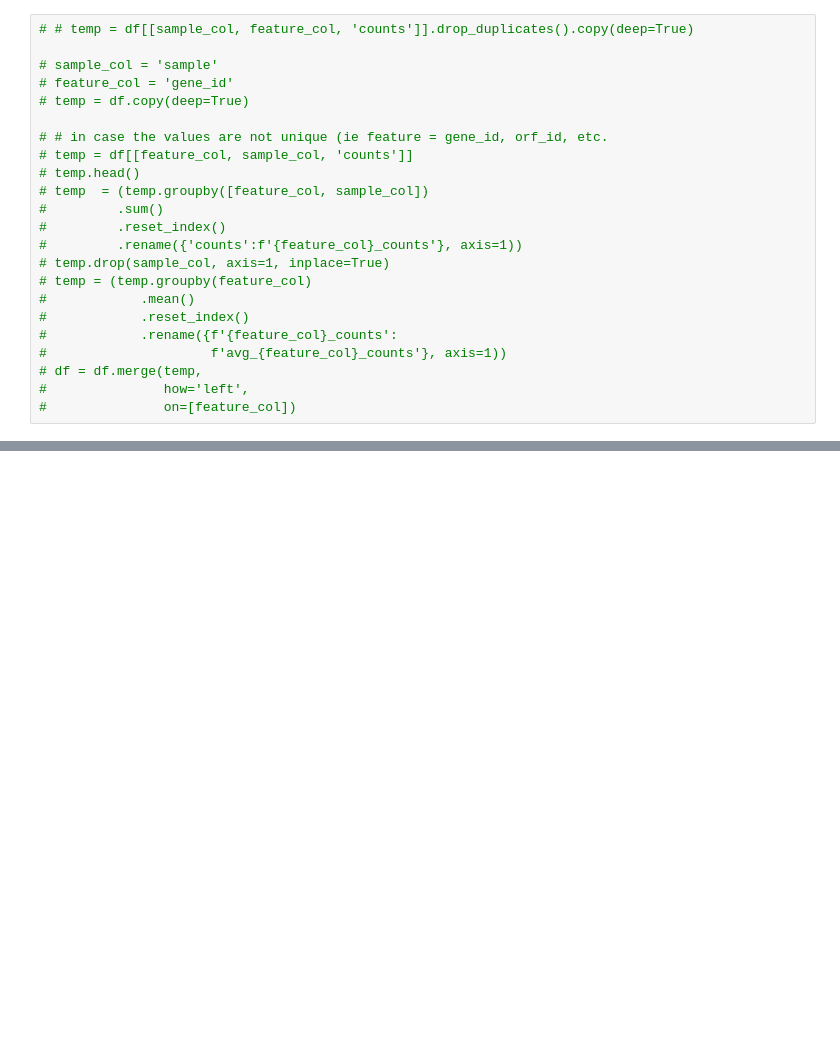
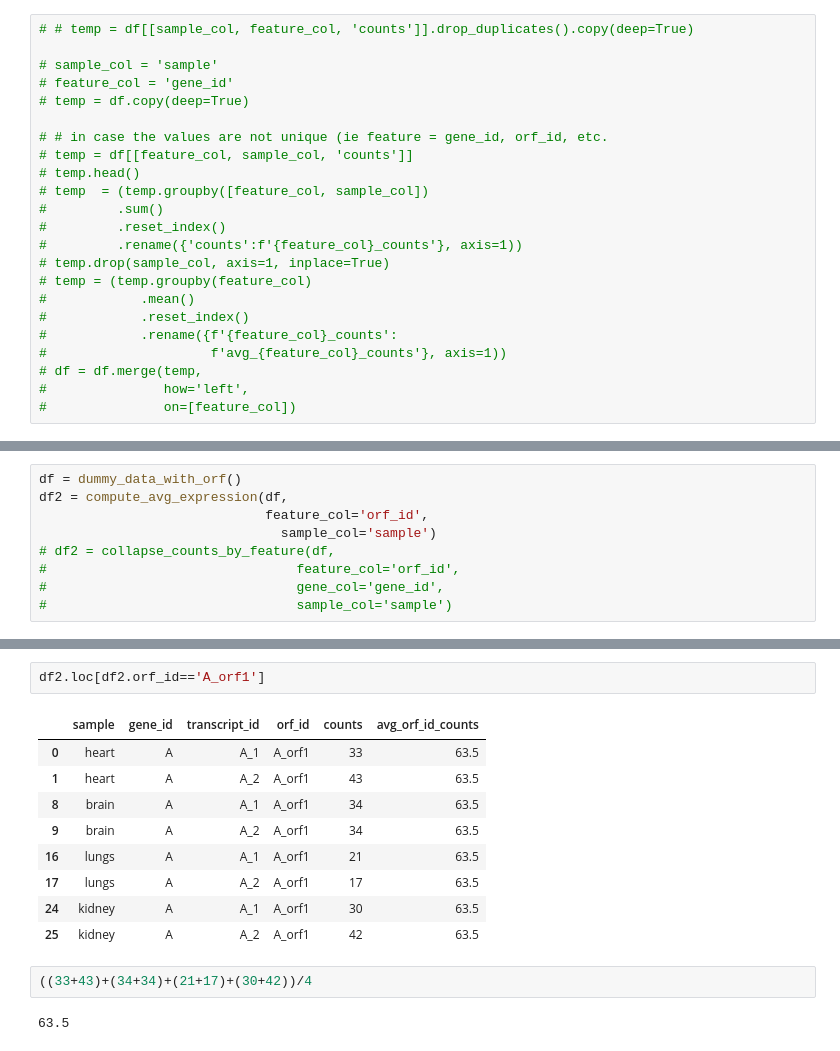
Before and after one commit to fairliereese/isoplex, a Jupyter notebook: src/iso_perplexity/dev_utils.ipynb, the cells around one changed output, grey strips where cells are left out. Saved outputs shown, nothing was run; the diff lists cells and outputs as text; blank space fills up the shorter version.

```diff
--- a/src/iso_perplexity/dev_utils.ipynb
+++ b/src/iso_perplexity/dev_utils.ipynb
@@ -225,0 +369,9 @@ df
+# %%
+df = dummy_data_with_orf()
+df2 = compute_avg_expression(df,
+                             feature_col='orf_id',
+                               sample_col='sample')
+# df2 = collapse_counts_by_feature(df,
+#                                feature_col='orf_id',
+#                                gene_col='gene_id',
+#                                sample_col='sample')
@@ -225,0 +390,16 @@ df
+# %%
+df2.loc[df2.orf_id=='A_orf1']
+# %% [output]
+|  | sample | gene_id | transcript_id | orf_id | counts | avg_orf_id_counts |
+| 0 | heart | A | A_1 | A_orf1 | 33 | 63.5 |
+| 1 | heart | A | A_2 | A_orf1 | 43 | 63.5 |
+| 8 | brain | A | A_1 | A_orf1 | 34 | 63.5 |
+| 9 | brain | A | A_2 | A_orf1 | 34 | 63.5 |
+| 16 | lungs | A | A_1 | A_orf1 | 21 | 63.5 |
+| 17 | lungs | A | A_2 | A_orf1 | 17 | 63.5 |
+| 24 | kidney | A | A_1 | A_orf1 | 30 | 63.5 |
+| 25 | kidney | A | A_2 | A_orf1 | 42 | 63.5 |
+# %%
+((33+43)+(34+34)+(21+17)+(30+42))/4
+# %% [output]
+63.5
```
Also changed, not shown: parts of 11 cells of this notebook, 5 other files.
